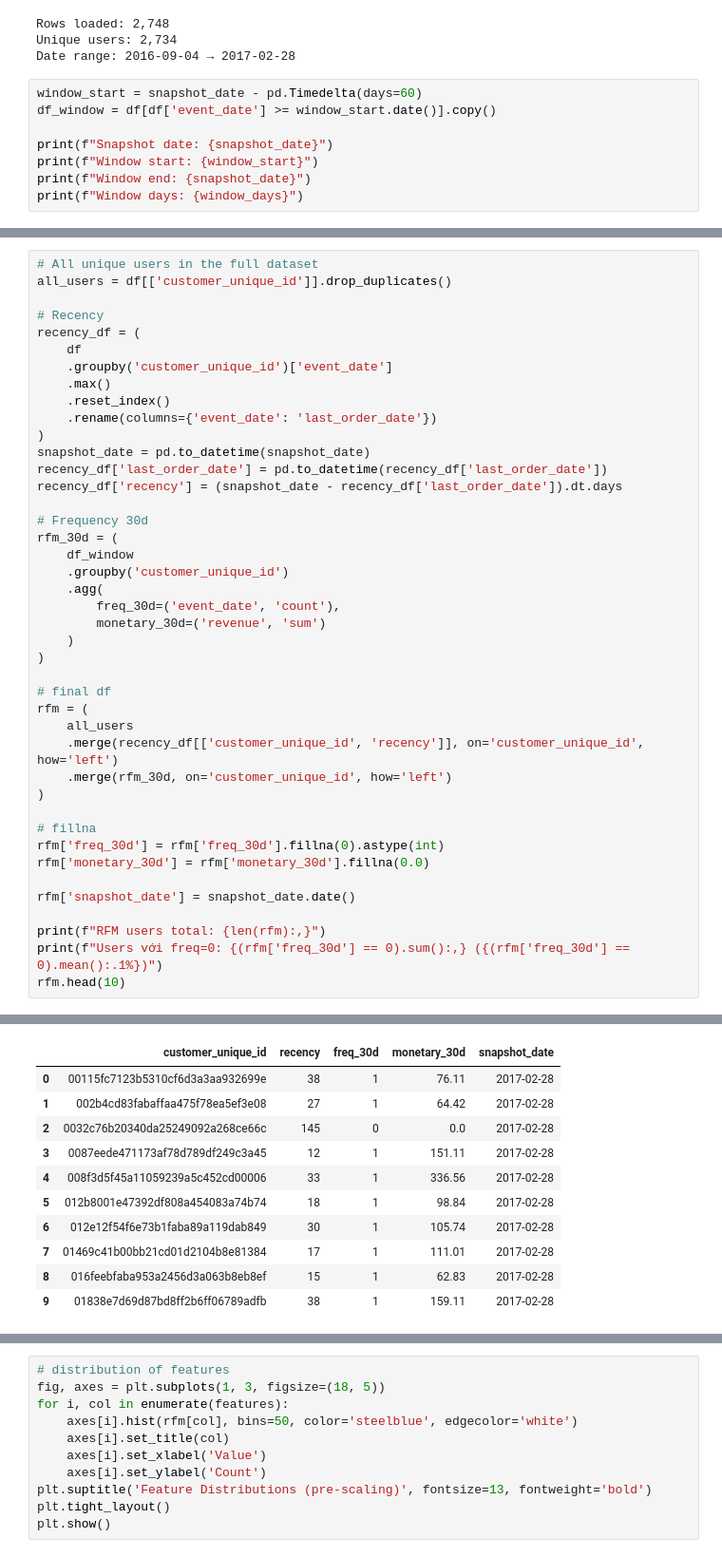
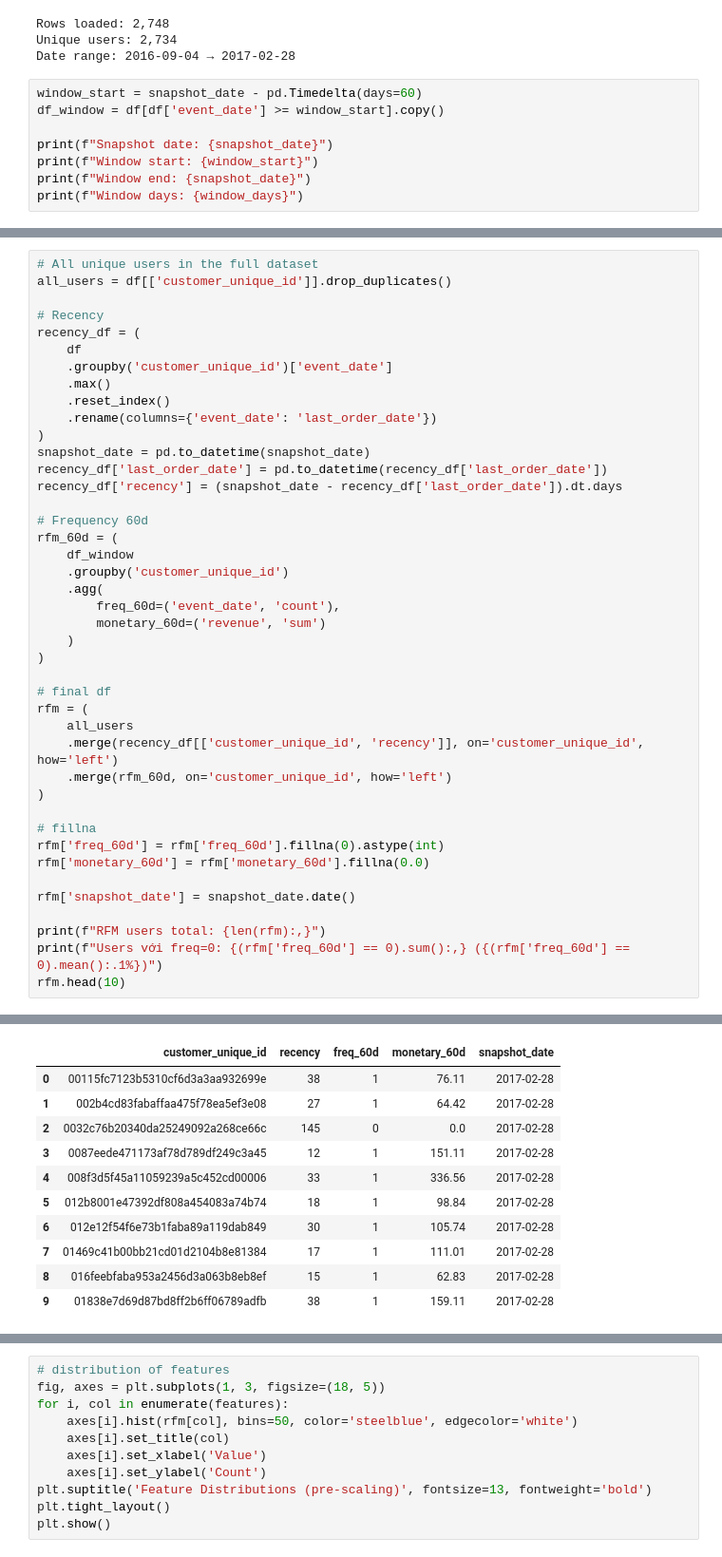
Before and after one commit to marchhygge/airflow-server, a Jupyter notebook: plugins/services/ml/notebooks/kmeans_training_model.ipynb, the cells around one changed output, grey strips where cells are left out. Shown at 95% size. Saved outputs shown, nothing was run; the diff lists cells and outputs as text.

```diff
--- a/plugins/services/ml/notebooks/kmeans_training_model.ipynb
+++ b/plugins/services/ml/notebooks/kmeans_training_model.ipynb
@@ -102,7 +109,7 @@ Unique users: 2,734
 Date range: 2016-09-04 → 2017-02-28
 # %%
 window_start = snapshot_date - pd.Timedelta(days=60)
-df_window = df[df['event_date'] >= window_start.date()].copy()
+df_window = df[df['event_date'] >= window_start].copy()
 
 print(f"Snapshot date: {snapshot_date}")
 print(f"Window start: {window_start}")
@@ -123,42 +130,42 @@ recency_df = (
     .groupby('customer_unique_id')['event_date']
     .max()
     .reset_index()
     .rename(columns={'event_date': 'last_order_date'})
 )
 snapshot_date = pd.to_datetime(snapshot_date)
 recency_df['last_order_date'] = pd.to_datetime(recency_df['last_order_date'])
 recency_df['recency'] = (snapshot_date - recency_df['last_order_date']).dt.days
 
-# Frequency 30d
-rfm_30d = (
+# Frequency 60d
+rfm_60d = (
     df_window
     .groupby('customer_unique_id')
     .agg(
-        freq_30d=('event_date', 'count'),
-        monetary_30d=('revenue', 'sum')
+        freq_60d=('event_date', 'count'),
+        monetary_60d=('revenue', 'sum')
     )
 )
 
 # final df
 rfm = (
     all_users
     .merge(recency_df[['customer_unique_id', 'recency']], on='customer_unique_id', how='left')
-    .merge(rfm_30d, on='customer_unique_id', how='left')
+    .merge(rfm_60d, on='customer_unique_id', how='left')
 )
 
 # fillna
-rfm['freq_30d'] = rfm['freq_30d'].fillna(0).astype(int)
-rfm['monetary_30d'] = rfm['monetary_30d'].fillna(0.0)
+rfm['freq_60d'] = rfm['freq_60d'].fillna(0).astype(int)
+rfm['monetary_60d'] = rfm['monetary_60d'].fillna(0.0)
 
 rfm['snapshot_date'] = snapshot_date.date()
 
 print(f"RFM users total: {len(rfm):,}")
-print(f"Users với freq=0: {(rfm['freq_30d'] == 0).sum():,} ({(rfm['freq_30d'] == 0).mean():.1%})")
+print(f"Users với freq=0: {(rfm['freq_60d'] == 0).sum():,} ({(rfm['freq_60d'] == 0).mean():.1%})")
 rfm.head(10)
 # %% [output]
 RFM users total: 2,734
 Users với freq=0: 291 (10.6%)
-|  | customer_unique_id | recency | freq_30d | monetary_30d | snapshot_date |
+|  | customer_unique_id | recency | freq_60d | monetary_60d | snapshot_date |
 | 0 | 00115fc7123b5310cf6d3a3aa932699e | 38 | 1 | 76.11 | 2017-02-28 |
 | 1 | 002b4cd83fabaffaa475f78ea5ef3e08 | 27 | 1 | 64.42 | 2017-02-28 |
 | 2 | 0032c76b20340da25249092a268ce66c | 145 | 0 | 0.0 | 2017-02-28 |
```
Also changed, not shown: parts of 20 cells of this notebook.
